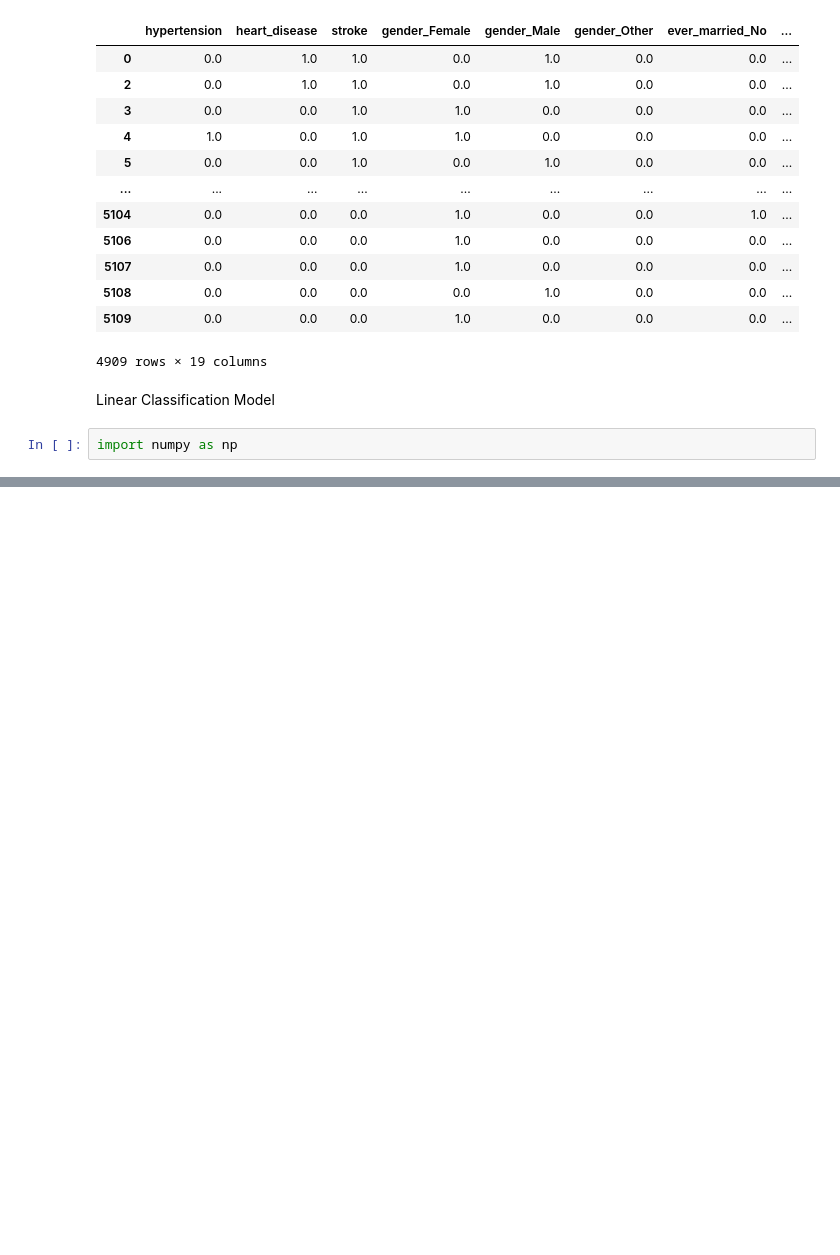
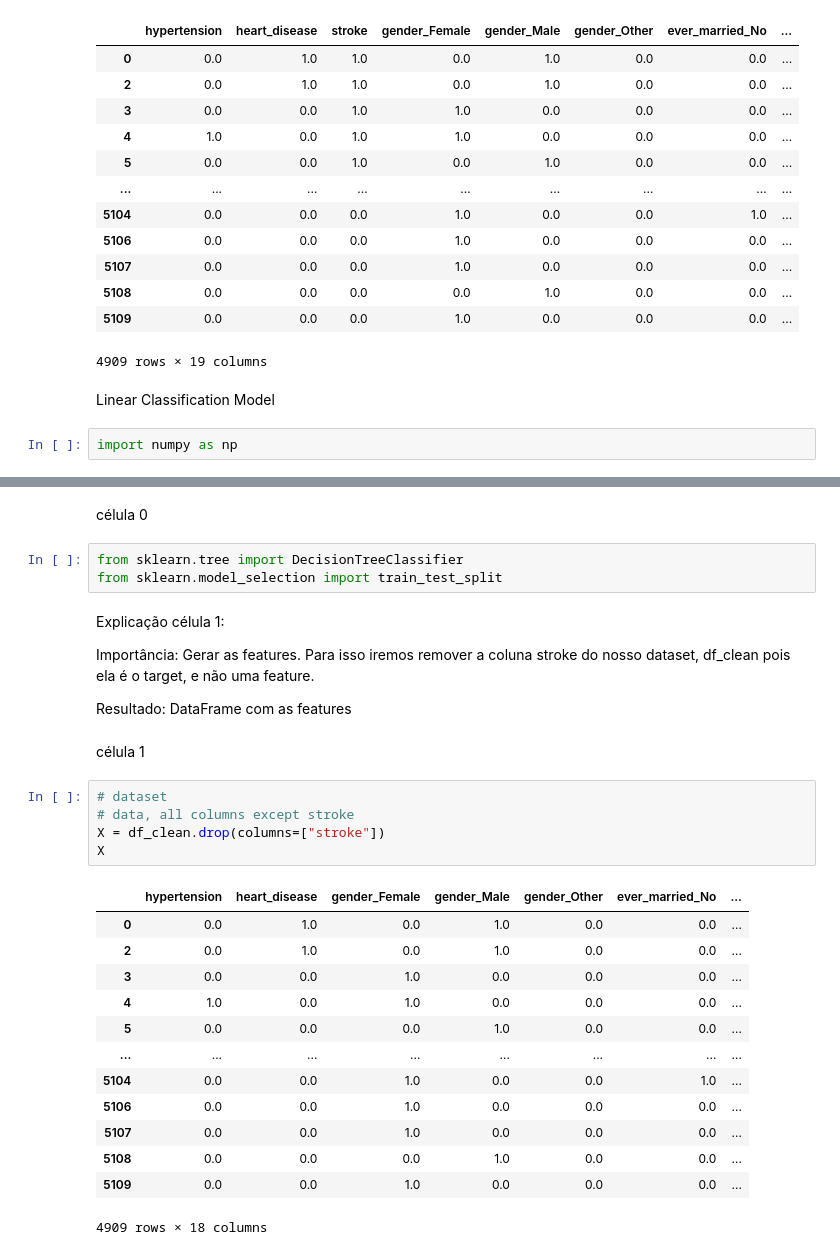
Before and after one commit to leoscarlato/AVC-Predictor, a Jupyter notebook: main.ipynb, the cells around one changed output, grey strips where cells are left out. Cells and saved outputs as stored; diff of their text form; blank space fills up the shorter version.

```diff
--- a/main.ipynb
+++ b/main.ipynb
@@ -134,3 +149,35 @@ Modelo de classificação DecisionTreeClassifier
+# %% [markdown]
+célula 0
+# %%
+from sklearn.tree import DecisionTreeClassifier
+from sklearn.model_selection import train_test_split
+# %% [markdown]
+Explicação célula 1:
+
+Importância: Gerar as features. Para isso iremos remover a coluna stroke do nosso dataset, df_clean pois ela é o target, e não uma feature.
+
+Resultado: DataFrame com as features
+# %% [markdown]
+célula 1
+# %%
+# dataset
+# data, all columns except stroke
+X = df_clean.drop(columns=["stroke"])
+X
+# %% [output]
+|  | hypertension | heart_disease | gender_Female | gender_Male | gender_Other | ever_married_No | ... |
+| 0 | 0.0 | 1.0 | 0.0 | 1.0 | 0.0 | 0.0 | ... |
+| 2 | 0.0 | 1.0 | 0.0 | 1.0 | 0.0 | 0.0 | ... |
+| 3 | 0.0 | 0.0 | 1.0 | 0.0 | 0.0 | 0.0 | ... |
+| 4 | 1.0 | 0.0 | 1.0 | 0.0 | 0.0 | 0.0 | ... |
+| 5 | 0.0 | 0.0 | 0.0 | 1.0 | 0.0 | 0.0 | ... |
+| ... | ... | ... | ... | ... | ... | ... | ... |
+| 5104 | 0.0 | 0.0 | 1.0 | 0.0 | 0.0 | 1.0 | ... |
+| 5106 | 0.0 | 0.0 | 1.0 | 0.0 | 0.0 | 0.0 | ... |
+| 5107 | 0.0 | 0.0 | 1.0 | 0.0 | 0.0 | 0.0 | ... |
+| 5108 | 0.0 | 0.0 | 0.0 | 1.0 | 0.0 | 0.0 | ... |
+| 5109 | 0.0 | 0.0 | 1.0 | 0.0 | 0.0 | 0.0 | ... |
+4909 rows × 18 columns
 # %%
 from sklearn.tree import DecisionTreeClassifier
 from sklearn.model_selection import train_test_split
```
Also changed, not shown: parts of 5 cells of this notebook, 1 other file.
